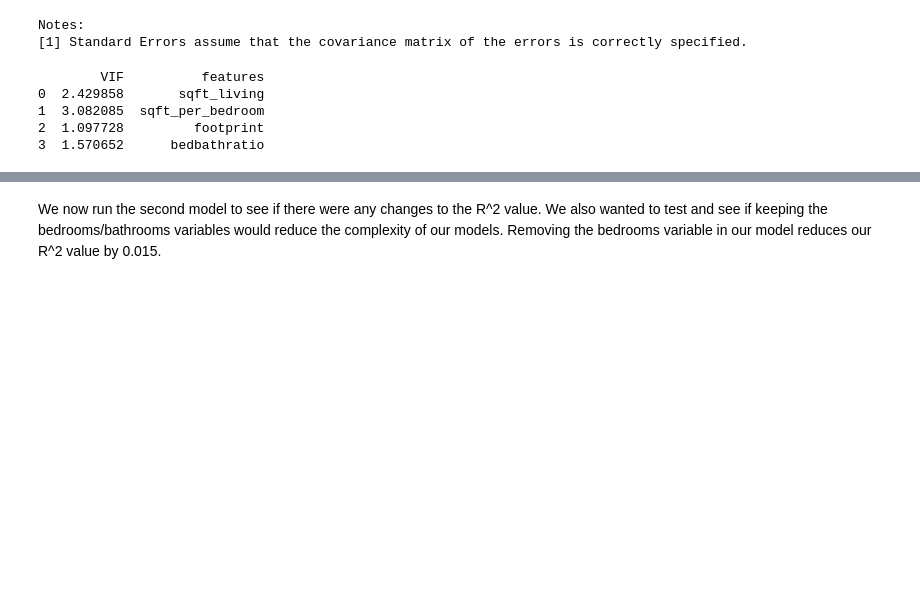
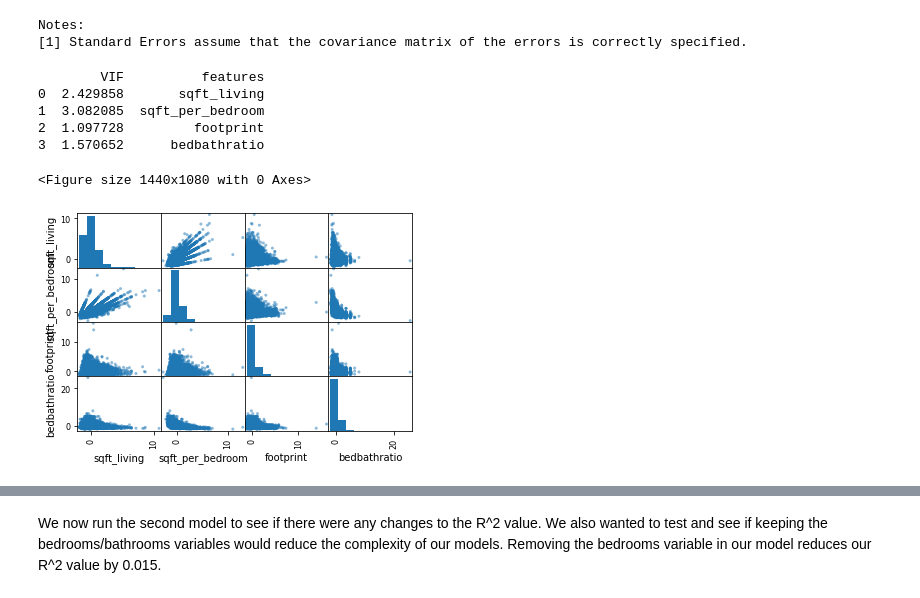
Before and after one commit to NaavSD/House-Plan-Analysis, a Jupyter notebook: Project 2 Notebook.ipynb, the cells around one changed output, grey strips where cells are left out. Cells and saved outputs as stored; diff of their text form; code cells hidden in the pictures; blank space fills up the shorter version.

```diff
--- a/Project 2 Notebook.ipynb
+++ b/Project 2 Notebook.ipynb
@@ -572,3 +588,9 @@ vif(X_train_scaled[['sqft_living', 'sqft_per_bedroom', 'footprint', 'bedbathrati
 1  3.082085  sqft_per_bedroom
 2  1.097728         footprint
 3  1.570652      bedbathratio
+# %%
+plt.figure(figsize = (20,15))
+pd.plotting.scatter_matrix(X_train_scaled[['sqft_living', 'sqft_per_bedroom', 'footprint', 'bedbathratio']]);
+# %% [output]
+<Figure size 1440x1080 with 0 Axes>
+[figure, added]
```
Also changed, not shown: parts of 39 cells of this notebook.
